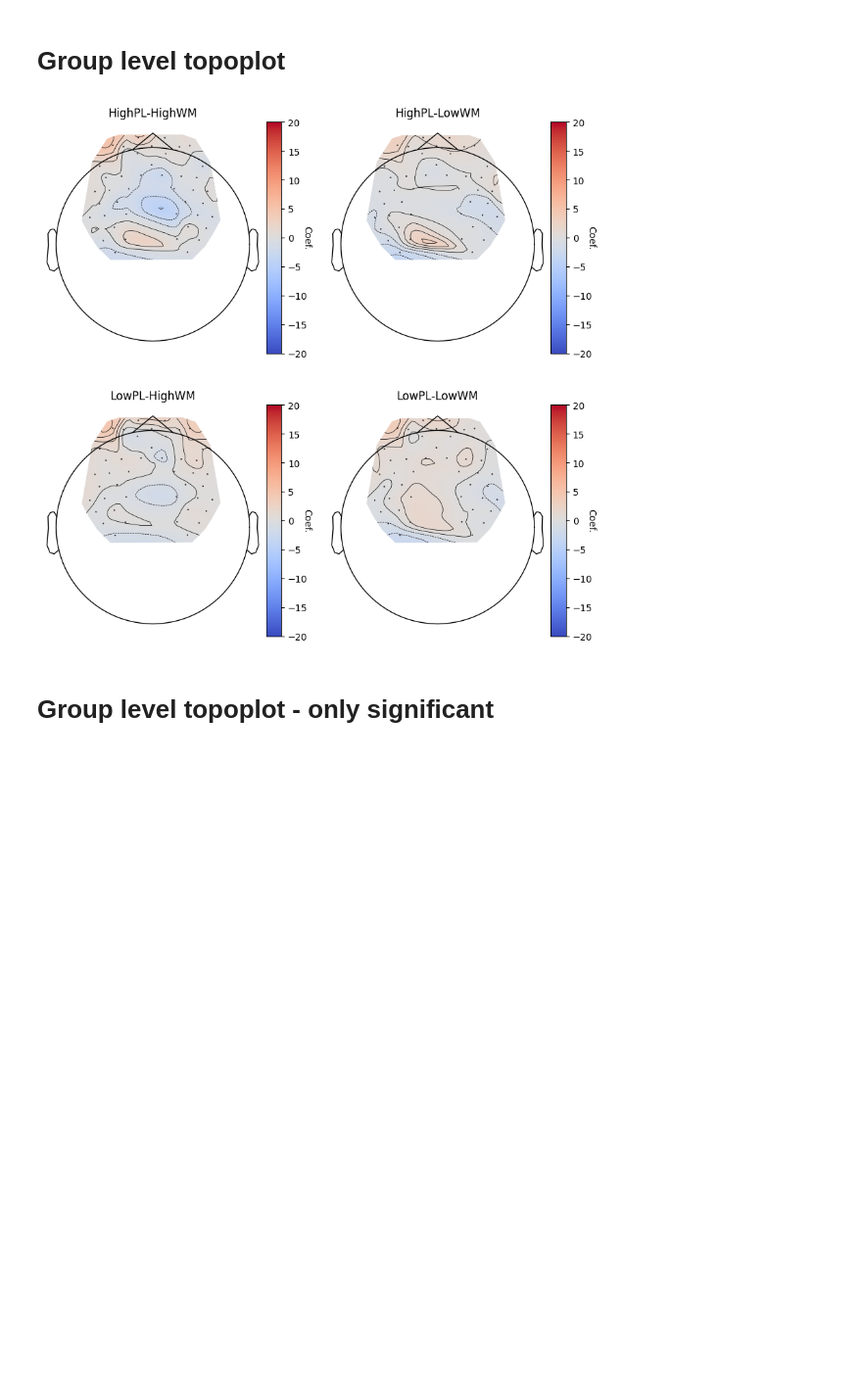
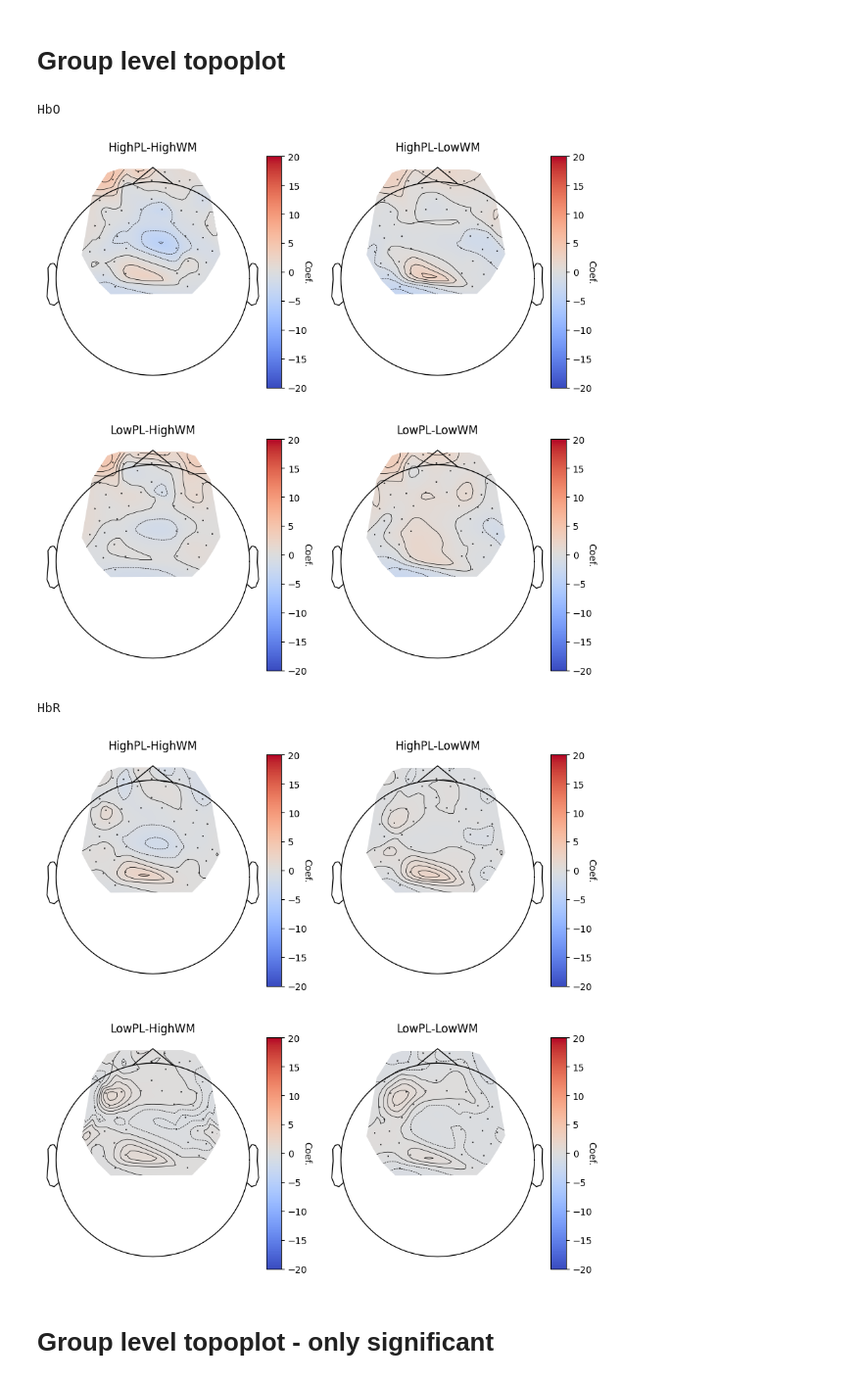
Before and after one commit to fnirs-open/Perceptual-and-Working-Memory-Load, a Jupyter notebook: 4_final_analysis_aligned.ipynb, the cells around one changed output. Shown at 98% size. Cells and saved outputs as stored; diff of their text form; code cells hidden in the pictures; blank space fills up the shorter version.

Commit message:
Plot HbR topoplot also - saved

```diff
--- a/4_final_analysis_aligned.ipynb
+++ b/4_final_analysis_aligned.ipynb
@@ -476,34 +476,39 @@ fig, axes = plt.subplots(nrows=2, ncols=2, figsize=(10, 10),
                         gridspec_kw=dict(width_ratios=[1, 1]))
 grid_pairs = [[0,0], [0,1], [1,0], [1,1]]
 
+print("HbO")
 idx = 0
 for cond in conditions:
     cur_row = grid_pairs[idx][0]
     cur_col = grid_pairs[idx][1]
     mne_nirs.visualisation.plot_glm_group_topo(raw_haemo_long.copy().pick(picks="hbo"),
                         ch_model_df_hbo.query(f"Condition in ['{cond}']"),
                         colorbar=True, axes=axes[cur_row, cur_col],
                         vlim=(-20, 20), cmap=mpl.cm.coolwarm, threshold=False)
     idx += 1
 plt.show()
 
+print("HbR")
 conditions = ['HighPL-HighWM', 'HighPL-LowWM', 'LowPL-HighWM', 'LowPL-LowWM']
 fig, axes = plt.subplots(nrows=2, ncols=2, figsize=(10, 10),
                         gridspec_kw=dict(width_ratios=[1, 1]))
 grid_pairs = [[0,0], [0,1], [1,0], [1,1]]
 
 idx = 0
 for cond in conditions:
     cur_row = grid_pairs[idx][0]
     cur_col = grid_pairs[idx][1]
     mne_nirs.visualisation.plot_glm_group_topo(raw_haemo_long.copy().pick(picks="hbr"),
-                        ch_model_df_hbo.query(f"Condition in ['{cond}']"),
+                        ch_model_df_hbr.query(f"Condition in ['{cond}']"),
                         colorbar=True, axes=axes[cur_row, cur_col],
                         vlim=(-20, 20), cmap=mpl.cm.coolwarm, threshold=False)
     idx += 1
 plt.show()
 # %% [output]
+HbO
 [figure]
+HbR
+[figure, added]
 # %% [markdown]
 # Group level topoplot - only significant
 # %%
```
Also changed, not shown: parts of 1 cell of this notebook.
